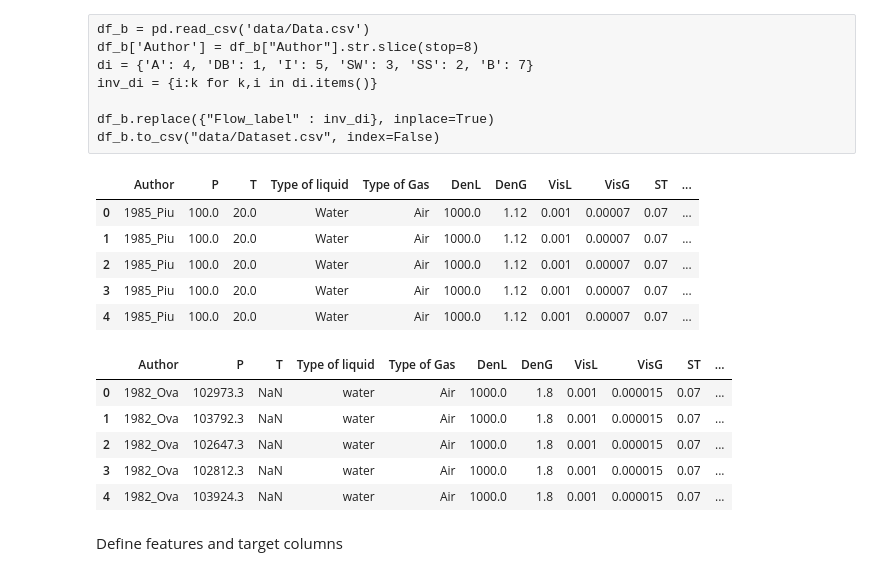
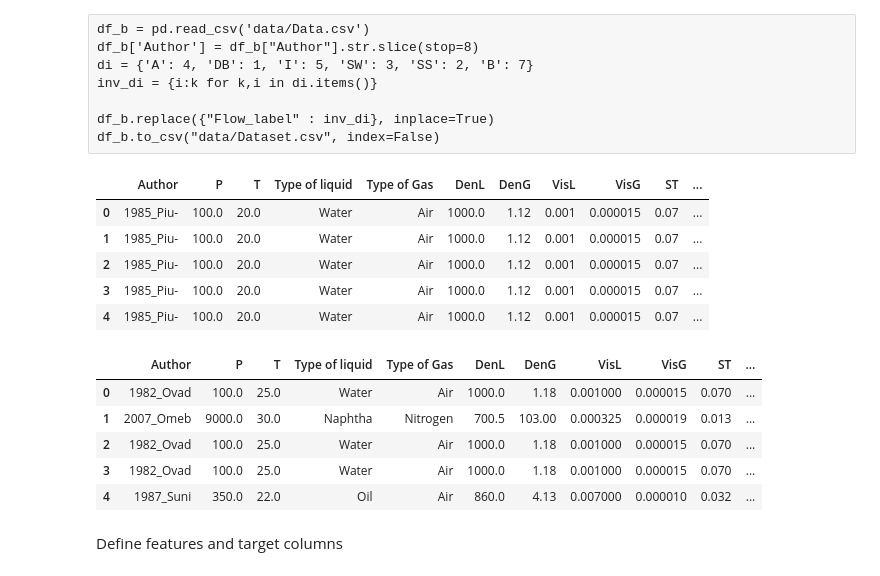
Before and after one commit to Benetti-Hub/Multiphase-Flow-Regimes, a Jupyter notebook: 1_ExploratoryAnalysis.ipynb, the cells around one changed output. Drawn from its saved outputs; the diff is of its cells as text; code cells hidden in the pictures.

```diff
--- a/1_ExploratoryAnalysis.ipynb
+++ b/1_ExploratoryAnalysis.ipynb
@@ -28,26 +28,26 @@ df_b.replace({"Flow_label" : inv_di}, inplace=True)
 df_b.to_csv("data/Dataset.csv", index=False)
 # %%
 #Load the RAW dataset
-df_b = pd.read_csv('data/wrong/Dataset.csv')
+df_b = pd.read_csv('data/Dataset.csv')
 df_b.head()
 # %% [output]
 |  | Author | P | T | Type of liquid | Type of Gas | DenL | DenG | VisL | VisG | ST | ... |
-| 0 | 1985_Piu | 100.0 | 20.0 | Water | Air | 1000.0 | 1.12 | 0.001 | 0.00007 | 0.07 | ... |
-| 1 | 1985_Piu | 100.0 | 20.0 | Water | Air | 1000.0 | 1.12 | 0.001 | 0.00007 | 0.07 | ... |
-| 2 | 1985_Piu | 100.0 | 20.0 | Water | Air | 1000.0 | 1.12 | 0.001 | 0.00007 | 0.07 | ... |
-| 3 | 1985_Piu | 100.0 | 20.0 | Water | Air | 1000.0 | 1.12 | 0.001 | 0.00007 | 0.07 | ... |
-| 4 | 1985_Piu | 100.0 | 20.0 | Water | Air | 1000.0 | 1.12 | 0.001 | 0.00007 | 0.07 | ... |
+| 0 | 1985_Piu- | 100.0 | 20.0 | Water | Air | 1000.0 | 1.12 | 0.001 | 0.000015 | 0.07 | ... |
+| 1 | 1985_Piu- | 100.0 | 20.0 | Water | Air | 1000.0 | 1.12 | 0.001 | 0.000015 | 0.07 | ... |
+| 2 | 1985_Piu- | 100.0 | 20.0 | Water | Air | 1000.0 | 1.12 | 0.001 | 0.000015 | 0.07 | ... |
+| 3 | 1985_Piu- | 100.0 | 20.0 | Water | Air | 1000.0 | 1.12 | 0.001 | 0.000015 | 0.07 | ... |
+| 4 | 1985_Piu- | 100.0 | 20.0 | Water | Air | 1000.0 | 1.12 | 0.001 | 0.000015 | 0.07 | ... |
 # %%
 df_b = shuffle(df_b, random_state=0)
 df_b.reset_index(drop=True, inplace=True)
 df_b.head()
 # %% [output]
 |  | Author | P | T | Type of liquid | Type of Gas | DenL | DenG | VisL | VisG | ST | ... |
-| 0 | 1982_Ova | 102973.3 | NaN | water | Air | 1000.0 | 1.8 | 0.001 | 0.000015 | 0.07 | ... |
-| 1 | 1982_Ova | 103792.3 | NaN | water | Air | 1000.0 | 1.8 | 0.001 | 0.000015 | 0.07 | ... |
-| 2 | 1982_Ova | 102647.3 | NaN | water | Air | 1000.0 | 1.8 | 0.001 | 0.000015 | 0.07 | ... |
-| 3 | 1982_Ova | 102812.3 | NaN | water | Air | 1000.0 | 1.8 | 0.001 | 0.000015 | 0.07 | ... |
-| 4 | 1982_Ova | 103924.3 | NaN | water | Air | 1000.0 | 1.8 | 0.001 | 0.000015 | 0.07 | ... |
+| 0 | 1982_Ovad | 100.0 | 25.0 | Water | Air | 1000.0 | 1.18 | 0.001000 | 0.000015 | 0.070 | ... |
+| 1 | 2007_Omeb | 9000.0 | 30.0 | Naphtha | Nitrogen | 700.5 | 103.00 | 0.000325 | 0.000019 | 0.013 | ... |
+| 2 | 1982_Ovad | 100.0 | 25.0 | Water | Air | 1000.0 | 1.18 | 0.001000 | 0.000015 | 0.070 | ... |
+| 3 | 1982_Ovad | 100.0 | 25.0 | Water | Air | 1000.0 | 1.18 | 0.001000 | 0.000015 | 0.070 | ... |
+| 4 | 1987_Suni | 350.0 | 22.0 | Oil | Air | 860.0 | 4.13 | 0.007000 | 0.000010 | 0.032 | ... |
 # %% [markdown]
 Define features and target columns
 # %%
```
Also changed, not shown: parts of 6 cells of this notebook, 41 other files.
